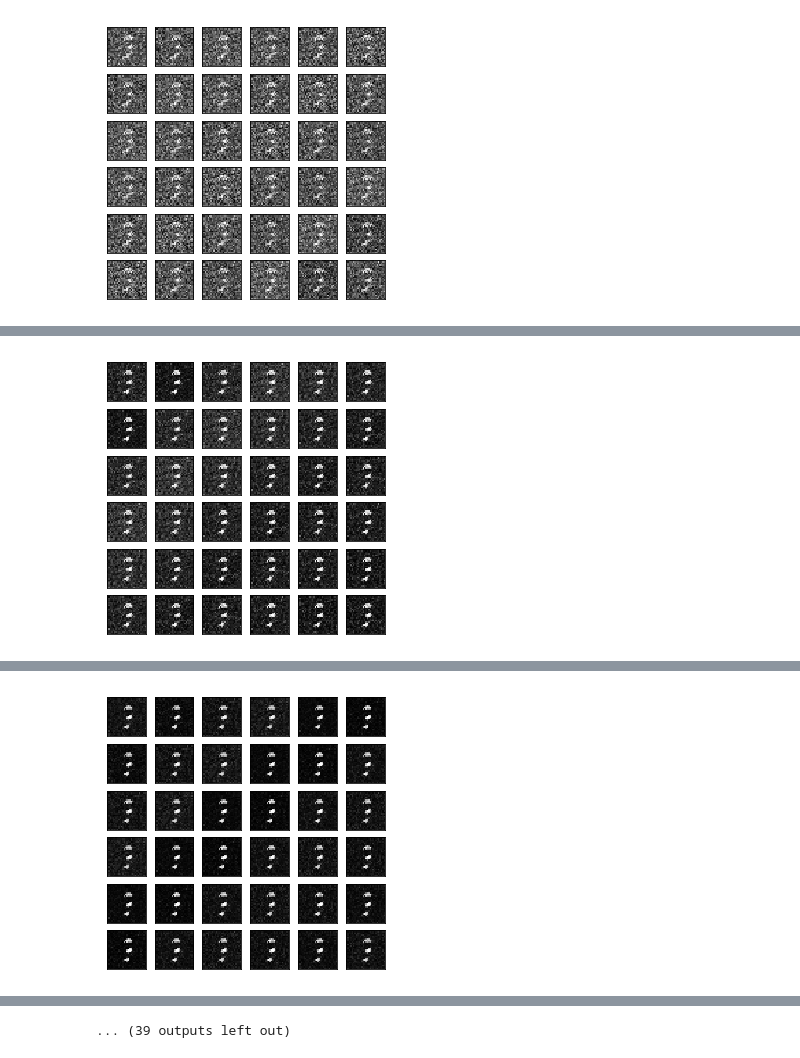
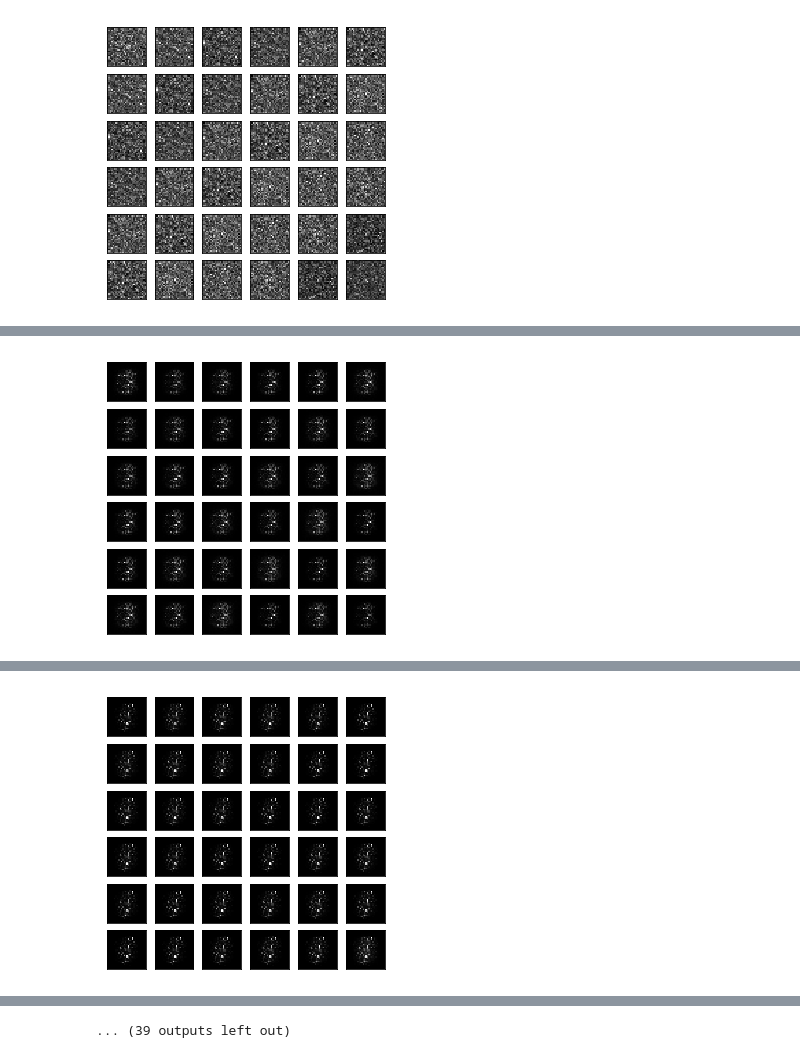
Before and after one commit to shayneobrien/generative-models, a Jupyter notebook: notebooks/07-boundary-equilibrium-gan.ipynb, the cells around one changed output, grey strips where cells are left out. Saved outputs shown, nothing was run; the diff lists cells and outputs as text; code cells hidden in the pictures.

```diff
--- a/notebooks/07-boundary-equilibrium-gan.ipynb
+++ b/notebooks/07-boundary-equilibrium-gan.ipynb
@@ -61,7 +61,7 @@ def to_cuda(x):
 %matplotlib inline
 
 # Load in binarized MNIST data, separate into data loaders
-train_iter, val_iter, test_iter = get_data()
+# train_iter, val_iter, test_iter = get_data()
 
 
 class Generator(nn.Module):
@@ -75,12 +75,13 @@ class Generator(nn.Module):
 
     def forward(self, x):
         activated = F.relu(self.linear(x))
-        generation = F.sigmoid(self.generate(activated))
+        generation = torch.sigmoid(self.generate(activated))
         return generation
 
 
 class Discriminator(nn.Module):
-    """ Autoencoder. Input is an image (real, generated), output is the reconstructed image.
+    """ Autoencoder. Input is an image (real, generated), output is the
+    reconstructed image.
     """
     def __init__(self, image_size, hidden_dim):
         super().__init__()
@@ -90,7 +91,7 @@ class Discriminator(nn.Module):
 
     def forward(self, x):
         encoded = F.relu(self.encoder(x))
-        decoded = F.sigmoid(self.decoder(encoded))
+        decoded = self.decoder(encoded)
         return decoded
 
 
@@ -100,10 +101,10 @@ class BEGAN(nn.Module):
     def __init__(self, image_size, hidden_dim, z_dim):
         super().__init__()
 
+        self.__dict__.update(locals())
+
         self.G = Generator(image_size, hidden_dim, z_dim)
         self.D = Discriminator(image_size, hidden_dim)
-
-        self.z_dim = z_dim
 
 
 class BEGANTrainer:
@@ -191,8 +192,8 @@ class BEGANTrainer:
                 G_losses.append(G_loss.item())
 
                 # PROPORTIONAL CONTROL THEORY: Dynamically update K, log convergence measure
-                convergence_measure = (DX_loss + torch.abs(GAMMA * DX_loss - DG_loss)).item()
-                K_update = (K + LAMBDA * (GAMMA * DX_loss - DG_loss)).item()
+                convergence_measure = (DX_loss + torch.abs(GAMMA*DX_loss - DG_loss)).item()
+                K_update = (K + LAMBDA*(GAMMA*DX_loss - DG_loss)).item()
                 K = min(max(0, K_update), 1)
 
                 # Learning rate scheduler
@@ -225,7 +226,7 @@ class BEGANTrainer:
 
         # Reconstruct the images using D (autoencoder), get reconstruction loss
         DX_reconst = self.model.D(images)
-        DX_loss = torch.mean(torch.abs(DX_reconst - images)) # ||DX_loss||1 == DX_loss
+        DX_loss = torch.mean(torch.sum(torch.abs(DX_reconst - images), dim=1)) # ||DX_loss||1 == DX_loss
 
         # Sample outputs from the generator
         noise = self.compute_noise(images.shape[0], self.model.z_dim)
@@ -233,7 +234,7 @@ class BEGANTrainer:
 
         # Reconstruct the generation using D (autoencoder)
         DG_reconst = self.model.D(G_output)
-        DG_loss = torch.mean(torch.abs(DG_reconst - G_output)) # ||DG_loss||1 == DG_loss
+        DG_loss = torch.mean(torch.sum(torch.abs(DG_reconst - G_output), dim=1)) # ||DG_loss||1 == DG_loss
 
         # Put it all together
         D_loss = DX_loss - (K * DG_loss)
@@ -255,7 +256,7 @@ class BEGANTrainer:
         DG_reconst = self.model.D(G_output) # D(G(z))
 
         # Reconstruct the generation using D
-        G_loss = torch.mean(torch.abs(DG_reconst - G_output)) # ||G_loss||1 == G_loss
+        G_loss = torch.mean(torch.sum(torch.abs(DG_reconst - G_output), dim=1)) # ||G_loss||1 == G_loss
 
         return G_loss
 
@@ -328,8 +329,8 @@ class BEGANTrainer:
 
 
 model = BEGAN(image_size=784,
-               hidden_dim=32,
-               z_dim=32)
+               hidden_dim=256,
+               z_dim=128)
 
 trainer = BEGANTrainer(model=model,
                     train_iter=train_iter,
@@ -347 +348 @@ Epoch[1/25], G Loss: 0.3492, D Loss: 0.2754, K: 0.0000, Convergence Measure: 0.4
-[figure, old version]
+[figure, new version]
@@ -349 +350 @@ Epoch[2/25], G Loss: 0.2748, D Loss: 0.1367, K: 0.0000, Convergence Measure: 0.2
-[figure, old version]
+[figure, new version]
@@ -351 +352 @@ Epoch[3/25], G Loss: 0.1253, D Loss: 0.1312, K: 0.0000, Convergence Measure: 0.1
-[figure, old version]
+[figure, new version]
```
Also changed, not shown: parts of 1 cell of this notebook, 2 other files.
